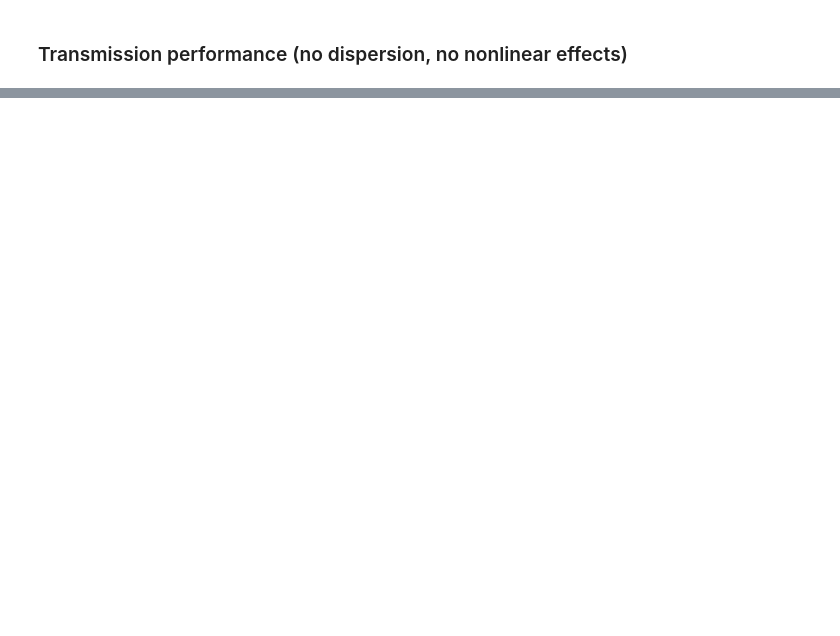
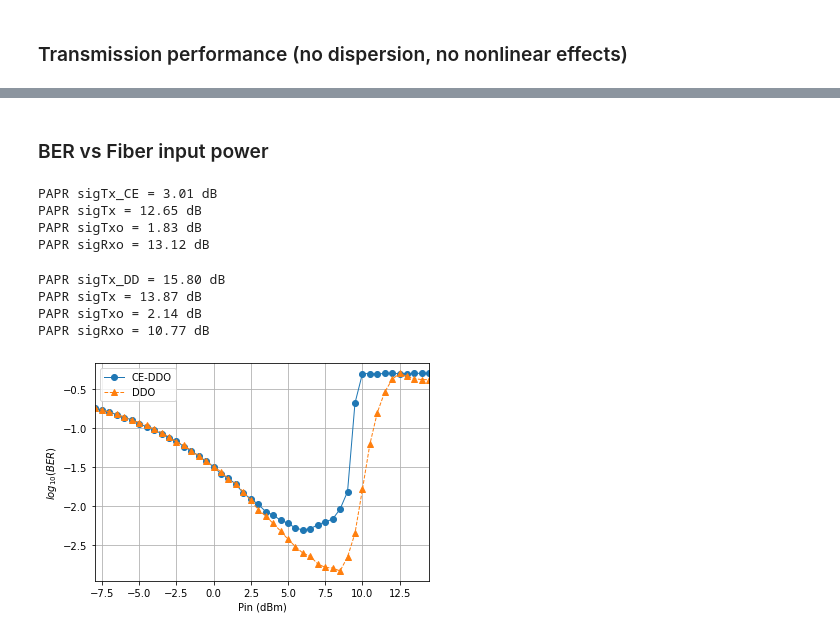
Before and after one commit to daniel7fontes/TCC_OFDM_ComOpt, a Jupyter notebook: AnaliseParam_B2B_16QAM.ipynb, the cells around one changed output, grey strips where cells are left out. Drawn from its saved outputs; the diff is of its cells as text; code cells hidden in the pictures; blank space fills up the shorter version.

```diff
--- a/AnaliseParam_B2B_16QAM.ipynb
+++ b/AnaliseParam_B2B_16QAM.ipynb
@@ -324,0 +334,2 @@ axs[1].legend(handles, labels, frameon = True)
+# %% [markdown]
+### BER vs Fiber input power
@@ -324,0 +389,68 @@ axs[1].legend(handles, labels, frameon = True)
+# %%
+# PAPR
+print('PAPR sigTx_CE = %.2f dB' %(PAPR(paramTx.Nfft, sigTx_CE.real)))
+print('PAPR sigTx = %.2f dB' %(PAPR(paramTx.Nfft, sigTx.real)))
+print('PAPR sigTxo = %.2f dB' %(PAPR(paramTx.Nfft, sigTxo.real)))
+print('PAPR sigRxo = %.2f dB' %(PAPR(paramTx.Nfft, sigRxo.real)))
+# %% [output]
+PAPR sigTx_CE = 3.01 dB
+PAPR sigTx = 12.65 dB
+PAPR sigTxo = 1.83 dB
+PAPR sigRxo = 13.12 dB
+# %%
+# DDO-OFDM
+paramTx.Scheme = "DDO-OFDM"
+paramRx.Scheme = "DDO-OFDM"
+
+BER_DD  = np.zeros((len(Pi_dBm), len(Ltotal)))
+
+for i in tqdm(range(len(Pi_dBm))):
+    paramTx.Pi_dBm = Pi_dBm[i]
+    sigTxo, sigTx, sigTx_DD, symbTx, t, pulse, pilot = Tx(paramTx)
+    sigTxo = np.sqrt(10**(paramTx.Pi_dBm/10)*1e-3) * sigTxo/np.sqrt(signal_power(sigTxo))
+    sigRxo = sigTxo
+
+    snrTx = osnrTx - 10*np.log10(paramPD.B/(2*12.5e9))
+    sigTxo = awgn(sigTxo, snrTx, paramTx.Fa, paramPD.B)
+
+    # optical filter
+    sigTxo = firFilter(h_opt, sigTxo)
+
+    for j, Ltot in enumerate(Ltotal):
+        paramCh.Ltotal = Ltot
+        sigRxo,_  = ssfm(sigTxo, paramTx.Fa, paramCh)
+
+        # optical filter
+        sigRxo_ = firFilter(h_opt, sigRxo)
+
+        ipd = photodiode(sigRxo_, paramPD)
+        symbRx, symbRx_neq, sigRx, H_abs, H_pha = Rx(ipd, pilot, pnorm(pulse), t, paramRx)
+
+        BER_DD[i, j] = fastBERcalc(symbRx, symbTx, paramTx.M, 'qam')[0]
+
+#         if j in [len(Ltotal)-5]:
+#             print('L = '+str(Ltot)+'km Pin = '+str(Pi_dBm[i])+'dBm')
+#             pconst(symbRx, pType='fancy');
+#             plt.figure()
+#             plt.psd(sigRxo, Fs=paramTx.Fa/1e9, NFFT = 16*1024, sides='twosided');
+# %%
+print('PAPR sigTx_DD = %.2f dB' %(PAPR(paramTx.Nfft, sigTx_DD.real)))
+print('PAPR sigTx = %.2f dB' %(PAPR(paramTx.Nfft, sigTx.real)))
+print('PAPR sigTxo = %.2f dB' %(PAPR(paramTx.Nfft, sigTxo.real)))
+print('PAPR sigRxo = %.2f dB' %(PAPR(paramTx.Nfft, sigRxo.real)))
+# %% [output]
+PAPR sigTx_DD = 15.80 dB
+PAPR sigTx = 13.87 dB
+PAPR sigTxo = 2.14 dB
+PAPR sigRxo = 10.77 dB
+# %%
+color = ['blue', 'orange', 'green', 'purple']
+plt.plot(Pi_dBm, np.log10(BER_CEDD[:,0]), '-o', ms = 6, lw = 1, label = f"CE-DDO")
+plt.plot(Pi_dBm, np.log10(BER_DD[:,0]), '--^', ms = 6, lw = 1, label = f"DDO")
+plt.legend()
+plt.grid()
+plt.xlabel('Pin (dBm)')
+plt.ylabel('$log_{10}(BER)$')
+plt.xlim(min(Pi_dBm), max(Pi_dBm));
+# %% [output]
+[figure, added]
```
Also changed, not shown: parts of 16 cells of this notebook.
